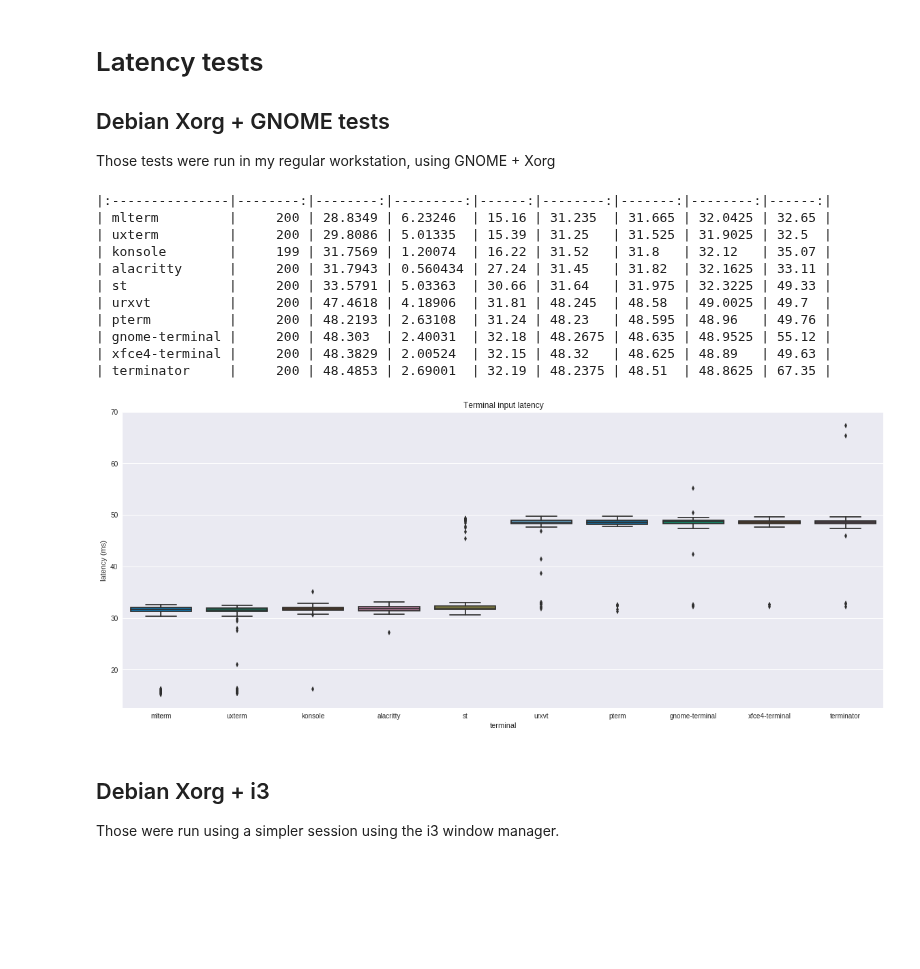
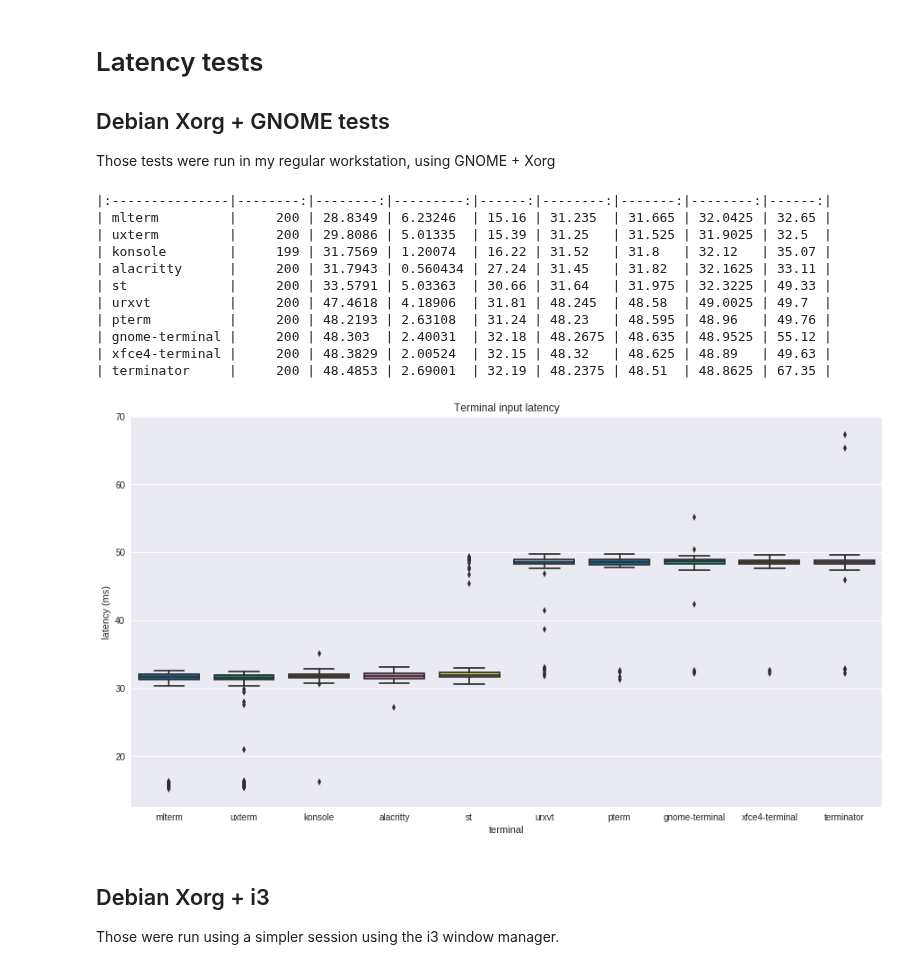
Before and after one commit to anarcat/terms-benchmarks, a Jupyter notebook: benchmarks-summary.ipynb, the cells around one changed output. Drawn from its saved outputs; the diff is of its cells as text; code cells hidden in the pictures; blank space fills up the shorter version.

Commit message:
force white backgrounds and factor out fig setup

```diff
--- a/benchmarks-summary.ipynb
+++ b/benchmarks-summary.ipynb
@@ -5,8 +5,15 @@ import seaborn as sns
 
 %matplotlib inline
 
-FIG_WIDTH=20
+FIG_WIDTH=15
 FIG_HEIGTH=8
+
+def setup_fig():
+    fig, _ = plt.subplots()
+    fig.set_figwidth(FIG_WIDTH)
+    fig.set_figheight(FIG_HEIGTH)
+    fig.patch.set_alpha(1.0)
+    return fig
 # %% [markdown]
 # Latency tests
 
@@ -14,35 +21,32 @@ FIG_HEIGTH=8
 
 Those tests were run in my regular workstation, using GNOME + Xorg
 # %%
-fig, _ = plt.subplots()
-fig.set_figwidth(FIG_WIDTH)
-fig.set_figheight(FIG_HEIGTH)
+fig = setup_fig()
 
 latency = pandas.read_csv('latency/debian9-xorg.csv')
 # remove weird outlier in konsole
 latency = latency.apply(lambda x: x[(x<100)], axis=0)
 latency = latency.reindex_axis(latency.mean().sort_values().index, axis=1)
-
 ax = sns.boxplot(data=latency, palette='colorblind')
 ax.set_title('Terminal input latency')
 ax.set_xlabel('terminal')
 ax.set_ylabel('latency (ms)')
 
 from tabulate import tabulate
 print(tabulate(latency.describe().transpose(), headers='keys', tablefmt='pipe'))
 # %% [output]
 |:---------------|--------:|--------:|---------:|------:|--------:|-------:|--------:|------:|
 | mlterm         |     200 | 28.8349 | 6.23246  | 15.16 | 31.235  | 31.665 | 32.0425 | 32.65 |
 | uxterm         |     200 | 29.8086 | 5.01335  | 15.39 | 31.25   | 31.525 | 31.9025 | 32.5  |
 | konsole        |     199 | 31.7569 | 1.20074  | 16.22 | 31.52   | 31.8   | 32.12   | 35.07 |
 | alacritty      |     200 | 31.7943 | 0.560434 | 27.24 | 31.45   | 31.82  | 32.1625 | 33.11 |
 | st             |     200 | 33.5791 | 5.03363  | 30.66 | 31.64   | 31.975 | 32.3225 | 49.33 |
 | urxvt          |     200 | 47.4618 | 4.18906  | 31.81 | 48.245  | 48.58  | 49.0025 | 49.7  |
 | pterm          |     200 | 48.2193 | 2.63108  | 31.24 | 48.23   | 48.595 | 48.96   | 49.76 |
 | gnome-terminal |     200 | 48.303  | 2.40031  | 32.18 | 48.2675 | 48.635 | 48.9525 | 55.12 |
 | xfce4-terminal |     200 | 48.3829 | 2.00524  | 32.15 | 48.32   | 48.625 | 48.89   | 49.63 |
 | terminator     |     200 | 48.4853 | 2.69001  | 32.19 | 48.2375 | 48.51  | 48.8625 | 67.35 |
-[figure, old version]
+[figure, new version]
 # %% [markdown]
 ## Debian Xorg + i3
 
```
Also changed, not shown: parts of 8 cells of this notebook.
